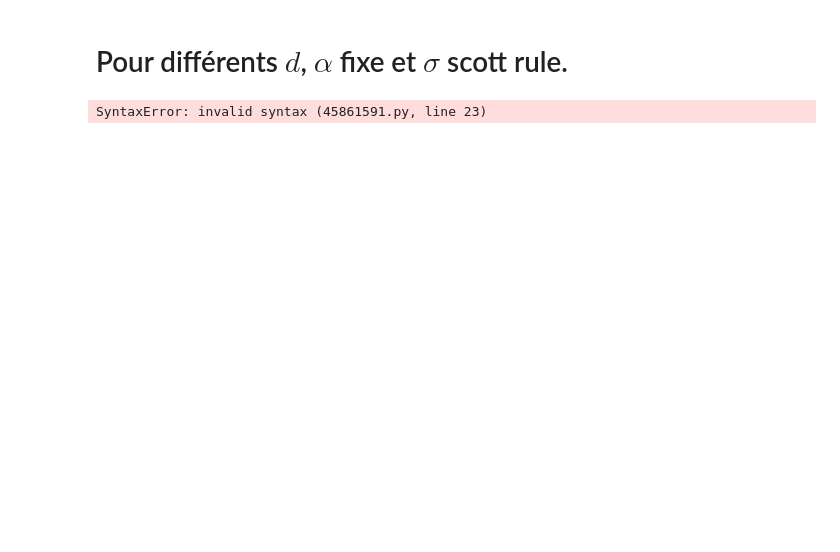
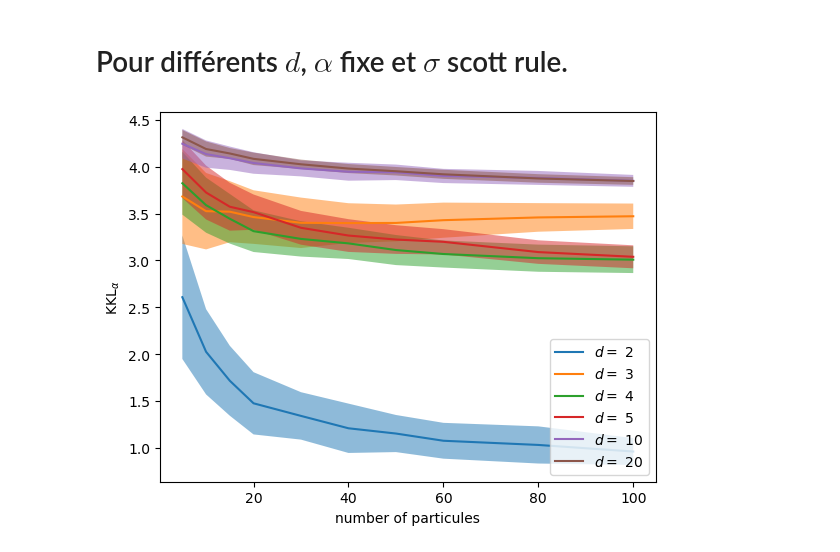
Before and after one commit to cclementine25/KKL-divergence-gradient-flows, a Jupyter notebook: Regularized/evolution_KKL_n.ipynb, the cells around one changed output. Cells and saved outputs as stored; diff of their text form; code cells hidden in the pictures; blank space fills up the shorter version.

```diff
--- a/Regularized/evolution_KKL_n.ipynb
+++ b/Regularized/evolution_KKL_n.ipynb
@@ -149,34 +151,35 @@ for d in [2,3,4,5,10,20]:
 
     KKL_n = np.zeros(len(N))
     I_KKL_n = np.zeros(len(N))
 
     for j in range(len(N)):
         F = np.zeros(nb_it)
         for i in range(nb_it):
             y = gy.gaussian(muy,Sigmay,N[j])
             x = gy.gaussian(mux,Sigmax,N[j])
 
-            sigma =
+            sigma = np.sqrt(1/(2*N[j])**2 * np.sum((x[:,None]-y[None,:])**2)) * (2*N[j])**(-1/(d+4))
             k = lambda x,y :  kl.k_gauss(x,y,sigma)
             dk = lambda x,y : kl.dk_gauss(x, y, sigma)
 
 
             Ky = 1/N[j] * k(y,y)
             Ly,V = np.linalg.eig(Ky)
             V = V.transpose()
             Ly = np.real(Ly)
             Packy = [Ky,Ly,V]
 
             J = lambda x,y : dv.KKL(x, y,k,Packy,alpha)
             F[i] = J(x,y)
         KKL_n[j] = np.mean(F)
         I_KKL_n[j] = np.std(F)
 
     plt.plot(N,KKL_n,label = r"$d =$ " + str(d))
     plt.fill_between(N,KKL_n - I_KKL_n,KKL_n + I_KKL_n,alpha = 0.5)
-    plt.title("Evolution of " + r"$KKL_{\alpha}$" + " for sets of points from 2 gaussians distribution with increasing number \n of particules " + r"$n$." + " Parameters : " + r"$\sigma = $ " + str(sigma) + r" $\alpha$" + str(alpha)  ,fontsize = 16)
+    #plt.title("Evolution of " + r"$KKL_{\alpha}$" + " for sets of points from 2 gaussians distribution with increasing number \n of particules " + r"$n$." + " Parameters : " + r"$\sigma = $ " + str(sigma) + r" $\alpha$" + str(alpha)  ,fontsize = 16)
     plt.xlabel('number of particules')
-    plt.ylabel(r'$KKL_{\alpha}$')
+    plt.ylabel(r'KKL$_{\alpha}$')
     plt.legend()
+plt.savefig('plots_neurips/ev_n_alpha_001.pdf')
 # %% [output]
-SyntaxError: invalid syntax (45861591.py, line 23)
+[figure, added]
```
Also changed, not shown: parts of 7 cells of this notebook, 7 other files.
